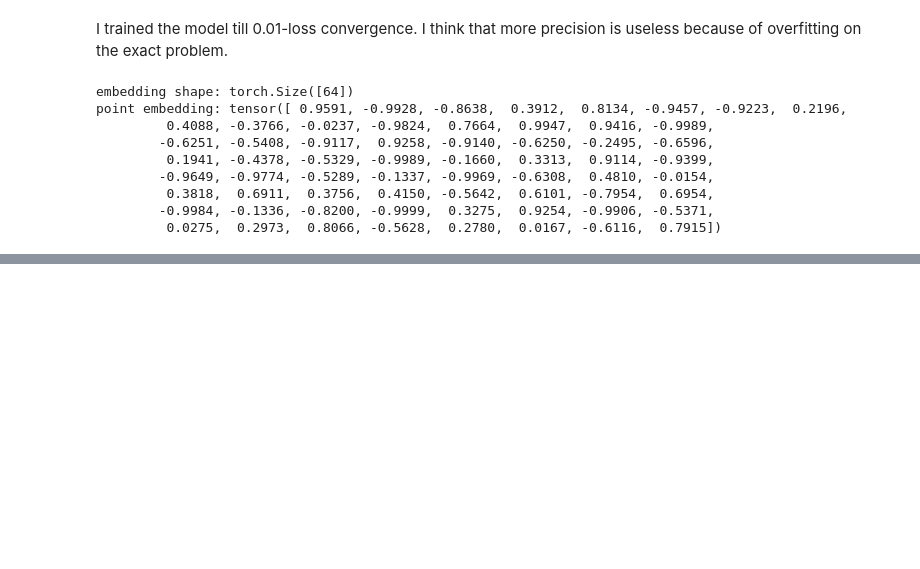
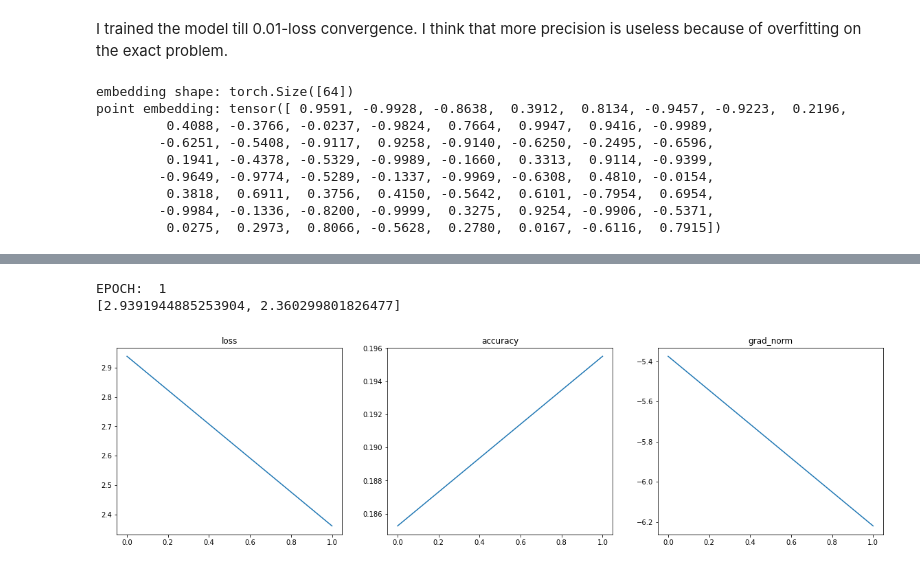
Before and after one commit to limon8884/delivery-RL, a Jupyter notebook: results.ipynb, the cells around one changed output, grey strips where cells are left out. Saved outputs shown, nothing was run; the diff lists cells and outputs as text; code cells hidden in the pictures; blank space fills up the shorter version.

```diff
--- a/results.ipynb
+++ b/results.ipynb
@@ -178,0 +199,72 @@ point embedding: tensor([ 0.9591, -0.9928, -0.8638,  0.3912,  0.8134, -0.9457, -
+# %%
+import torch
+from objects.point import Point
+from networks.scoring_v1 import ScoringNet
+from networks.encoders import PointEncoder
+from objects.gamble_triple import random_triple
+from utils import get_loss_solve, print_info, add_avg_grad_norm_metric
+import numpy as np
+
+batch_size = 64
+n_epochs = 2
+n_iters = 10
+bounds = (Point(0, 0), Point(10, 10))
+light_settings_flg = True
+device = torch.device('cuda:0') if torch.cuda.is_available() else torch.device('cpu')
+
+point_encoder = PointEncoder(64, device=device)
+point_encoder_path = 'pretrained_models/point_encoder64/point_encoder64.pt'
+point_encoder.load_state_dict(torch.load(point_encoder_path, map_location=device))
+
+net = ScoringNet(
+    mode='default',
+    point_encoder=point_encoder,
+    n_layers=2,
+    d_model=128,
+    n_head=4,
+    dim_ff=128,
+    point_enc_dim=32,
+    number_enc_dim=8,
+    device=device
+)
+optimizer = torch.optim.SGD(net.parameters(), lr=1e-4, momentum=0.9)
+# scheduler = torch.optim.lr_scheduler.OneCycleLR(optimizer, max_lr=1e-3, epochs=n_epochs, steps_per_epoch=n_iters)
+scheduler = None
+
+losses = []
+metrics = {
+    'target_eta': [],
+    'net_eta': [],
+    'accuracy': [],
+    'grad_norm': [],
+}
+
+for epoch in range(n_epochs):
+    rolling_loss = []
+    rolling_metrics = {k: [] for k in metrics.keys()}
+    for iter in range(n_iters):
+        if light_settings_flg:
+            triples = [random_triple(bounds, max_items=5, same_number=True) for _ in range(batch_size)]
+        else:
+            triples = [random_triple(bounds) for _ in range(batch_size)]
+
+        optimizer.zero_grad()
+        loss = get_loss_solve(net, triples, rolling_metrics)
+        loss.backward()
+        optimizer.step()
+        if scheduler is not None:
+            scheduler.step()
+
+        rolling_loss.append(loss.item())
+        add_avg_grad_norm_metric(rolling_metrics, net)
+
+    losses.append(np.mean(rolling_loss))
+    for k in metrics.keys():
+        metrics[k].append(np.mean(rolling_metrics[k]))
+
+    if epoch % 1 == 0:
+        print_info(epoch, metrics, losses)
+# %% [output]
+EPOCH:  1
+[2.9391944885253904, 2.360299801826477]
+[figure, added]
```
Also changed, not shown: parts of 6 cells of this notebook, 1 other file.
